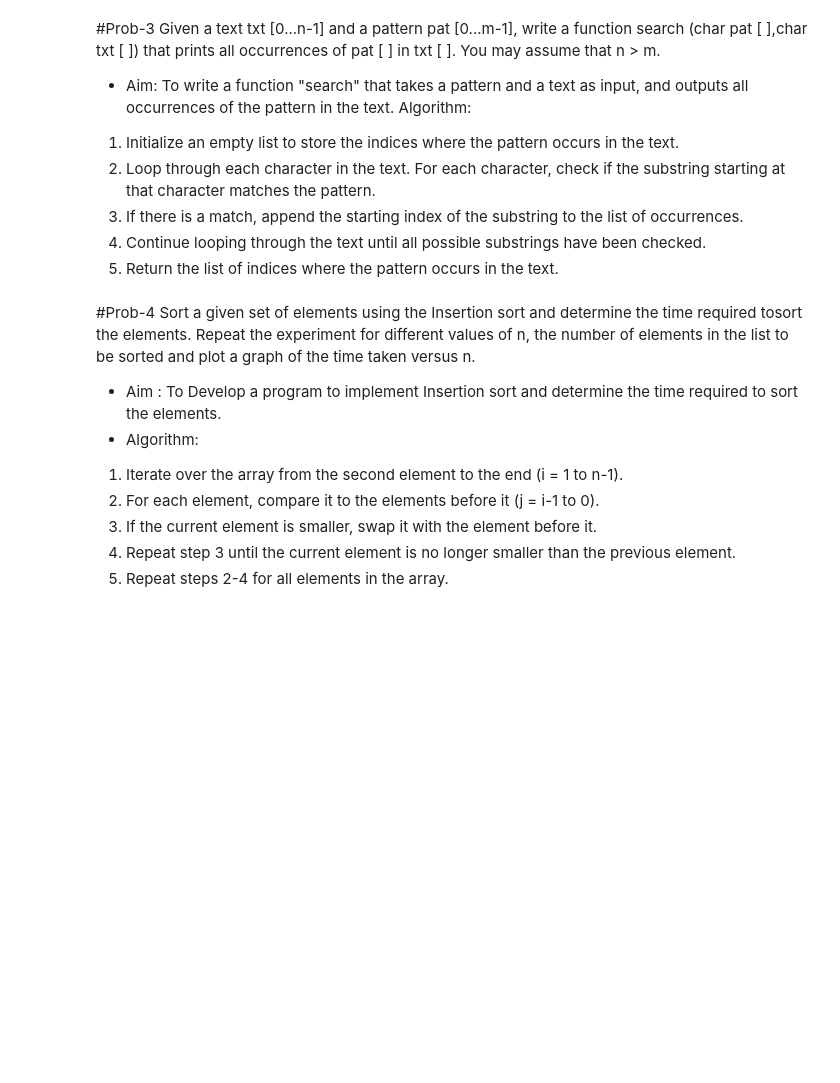
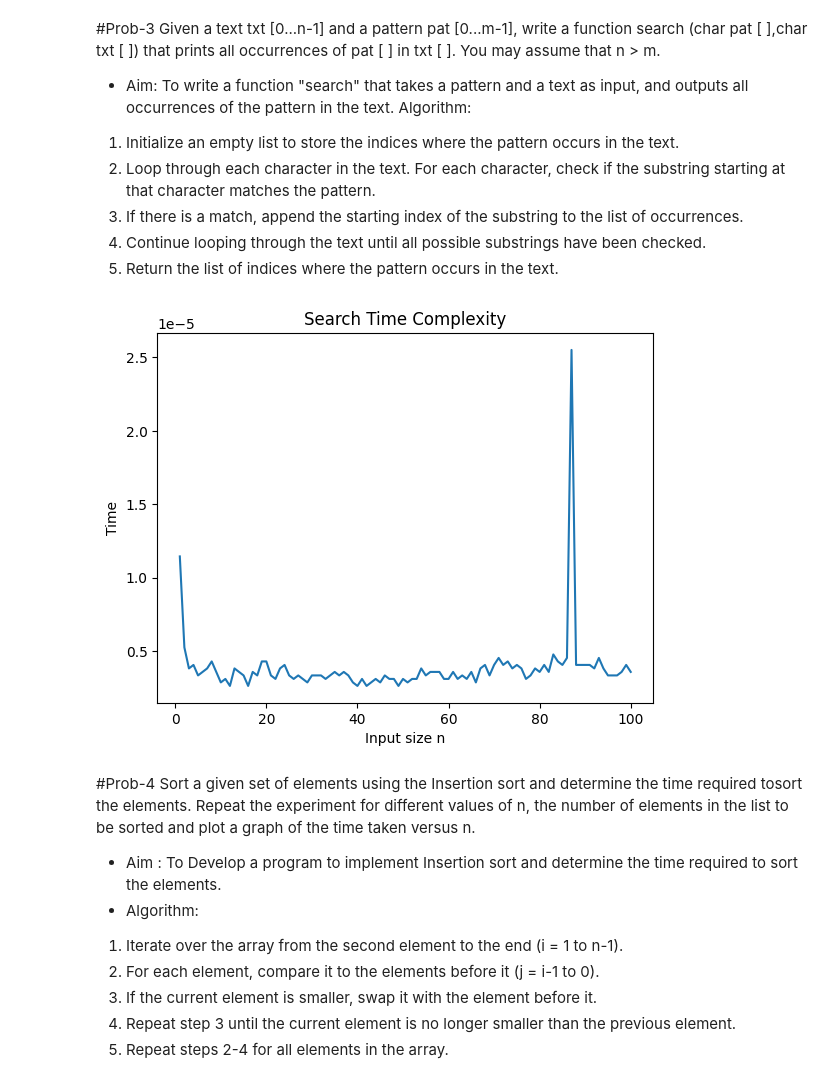
Before and after one commit to shubhi1401/ALGO-, a Jupyter notebook: lab_4.ipynb, the cells around one changed output. Cells and saved outputs as stored; diff of their text form; code cells hidden in the pictures; blank space fills up the shorter version.

```diff
--- a/lab_4.ipynb
+++ b/lab_4.ipynb
@@ -49,3 +95,37 @@ Given a text txt [0...n-1] and a pattern pat [0...m-1], write a function search
+# %%
+#write code for Prob-3
+def search(pat, txt):
+    occurrences = []
+
+    n = len(txt)
+    m = len(pat)
+    for i in range(n - m + 1):
+        match = True
+        for j in range(m):
+            if txt[i + j] != pat[j]:
+                match = False
+                break
+        if match:
+            occurrences.append(i)
+    return occurrences
+    n_values = list(range(1, 101))
+time_values = []
+
+for n in n_values:
+    data = list(range(n))
+    data.sort()
+    start_time=time.time()
+    search("bscegegh","jfrdjkednkedehffhb")
+    time_values.append(time.time()-start_time)
+
+plt.figure()
+plt.plot(n_values, time_values)
+plt.xlabel("Input size n")
+plt.ylabel("Time")
+plt.title("Search Time Complexity")
+plt.show()
+# %% [output]
+[figure, added]
 # %% [markdown]
 #Prob-4
 Sort a given set of elements using the Insertion sort and determine the time required tosort the elements. Repeat the experiment for different values of n, the number of elements in the list to be sorted and plot a graph of the time taken versus n.
```
Also changed, not shown: parts of 6 cells of this notebook.
